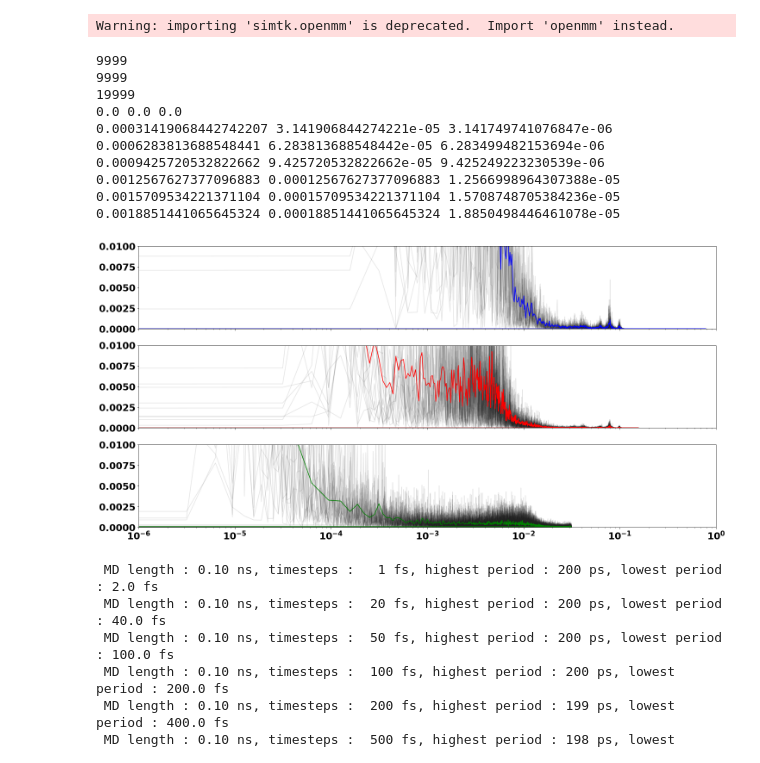
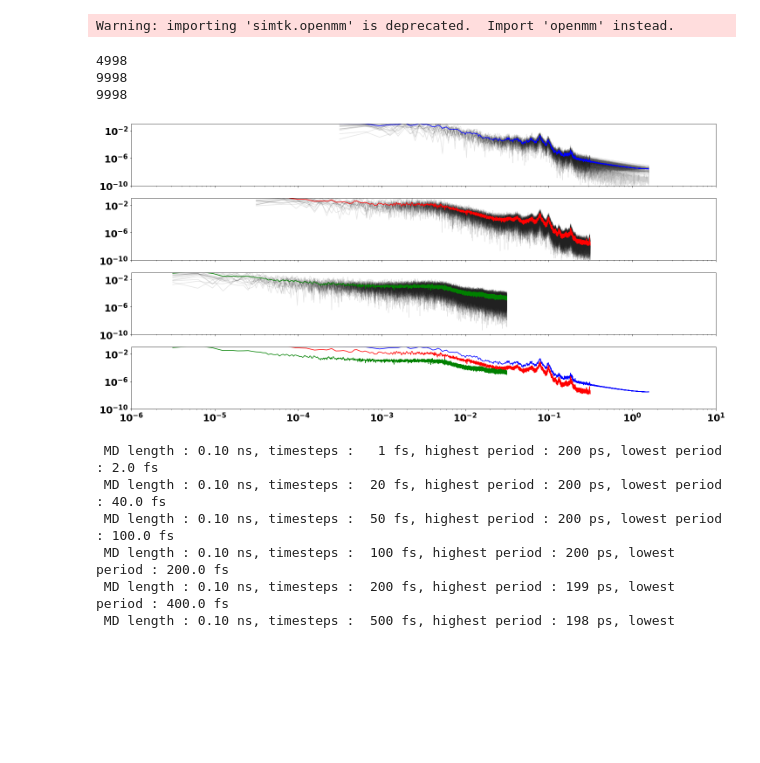
Before and after one commit to Oliver-Feighan/SpectralDensity, a Jupyter notebook: analysis/analysis.ipynb, the cells around one changed output. Cells and saved outputs as stored; diff of their text form; code cells hidden in the pictures; blank space fills up the shorter version.

```diff
--- a/analysis/analysis.ipynb
+++ b/analysis/analysis.ipynb
@@ -18,57 +19,52 @@ matplotlib.rc('font', **font)
 # %% [output]
 Warning: importing 'simtk.openmm' is deprecated.  Import 'openmm' instead.
 # %%
-spectra_100ps, domain_100ps = np.load('trajectory_spectra.npy'), np.load('trajectory_domain.npy')
-spectra_1000ps, domain_1000ps = np.load('1000ps_2fs_LHII_spectra.npy'), np.load('1000ps_2fs_LHII_domain.npy')
+def first_half(arr):
+    return arr[1:len(arr)//2]
+
+spectra_1000ps, domain_1000ps = np.load('1000ps_100fs_LHII_spectra.npy'), np.load('1000ps_100fs_LHII_domain.npy')
+spectra_100ps, domain_100ps = np.load('100ps_10fs_LHII_spectra.npy'), np.load('100ps_10fs_LHII_domain.npy')
 spectra_10ps, domain_10ps = np.load('10ps_2fs_LHII_spectra.npy'), np.load('10ps_2fs_LHII_domain.npy')
 
-fig, ax = plt.subplots(3,1, sharex=True, sharey=True)
+fig, ax = plt.subplots(4,1, sharex=True, sharey=True)
 
-ax[0].set_xlim(1e-6,)
-ax[0].set_ylim(0, 0.01)
+ax[0].set_xlim(1e-6,10)
+ax[0].set_ylim(1e-10, 0.1)
 ax[0].set_xscale('log')
+ax[0].set_yscale('log')
 
 for i in range(spectra_10ps.shape[0]):
-    ax[0].plot(domain_10ps/2, abs(spectra_10ps[i]), alpha=0.1, color='black')
+    ax[0].plot(first_half(domain_10ps), first_half(abs(spectra_10ps[i])), alpha=0.1, color='black')
 
 for i in range(spectra_100ps.shape[0]):
-    ax[1].plot(domain_100ps, abs(spectra_100ps[i]), alpha=0.1, color='black')
+    ax[1].plot(first_half(domain_100ps), first_half(abs(spectra_100ps[i])), alpha=0.1, color='black')
 
 for i in range(spectra_1000ps.shape[0]):
-    ax[2].plot(domain_1000ps, abs(spectra_1000ps[i]), alpha=0.1, color='black')
+    ax[2].plot(first_half(domain_1000ps), first_half(abs(spectra_1000ps[i])), alpha=0.1, color='black')
 
-avg_spectra_100ps = np.mean(abs(spectra_100ps), axis=0)
-avg_spectra_1000ps = np.mean(abs(spectra_1000ps), axis=0)
-avg_spectra_10ps = np.mean(abs(spectra_10ps), axis=0)
 
-ax[0].plot(domain_10ps/2, avg_spectra_10ps, color='blue')
-ax[1].plot(domain_100ps, avg_spectra_100ps, color='red')
-ax[2].plot(domain_1000ps[::10], avg_spectra_1000ps[::10], color='green')
+avg_spectra_10ps = first_half(np.mean(abs(spectra_10ps), axis=0))
+avg_spectra_100ps = first_half(np.mean(abs(spectra_100ps), axis=0))
+avg_spectra_1000ps = first_half(np.mean(abs(spectra_1000ps), axis=0))
 
+ax[0].plot(first_half(domain_10ps), avg_spectra_10ps, color='blue')
+ax[1].plot(first_half(domain_100ps), avg_spectra_100ps, color='red')
+ax[2].plot(first_half(domain_1000ps), avg_spectra_1000ps, color='green')
+
+ax[3].plot(first_half(domain_10ps), avg_spectra_10ps, color='blue')
+ax[3].plot(first_half(domain_100ps), avg_spectra_100ps, color='red')
+ax[3].plot(first_half(domain_1000ps), avg_spectra_1000ps, color='green')
 
 fig.set_size_inches(24, 12)
 
-print(len(domain_10ps))
-print(len(domain_100ps))
-print(len(domain_1000ps))
-
-for enum, i in enumerate(domain_10ps):
-    print(f"{i} {domain_100ps[enum]} {domain_1000ps[enum]}")
-
-    if enum > 5:
-        break
+print(len(first_half(domain_10ps)))
+print(len(first_half(domain_100ps)))
+print(len(first_half(domain_1000ps)))
 # %% [output]
-9999
-9999
-19999
-0.0 0.0 0.0
-0.00031419068442742207 3.141906844274221e-05 3.141749741076847e-06
-0.0006283813688548441 6.283813688548442e-05 6.283499482153694e-06
-0.0009425720532822662 9.425720532822662e-05 9.425249223230539e-06
-0.0012567627377096883 0.00012567627377096883 1.2566998964307388e-05
-0.0015709534221371104 0.00015709534221371104 1.5708748705384236e-05
-0.0018851441065645324 0.00018851441065645324 1.8850498446461078e-05
+4998
+9998
+9998
-[figure, old version]
+[figure, new version]
 # %%
 def resolution(length, timestep, cutoff=1):
     autocorr_length = 2 * (length - cutoff) - 2
```
Also changed, not shown: parts of 1 cell of this notebook, 1 other file.
